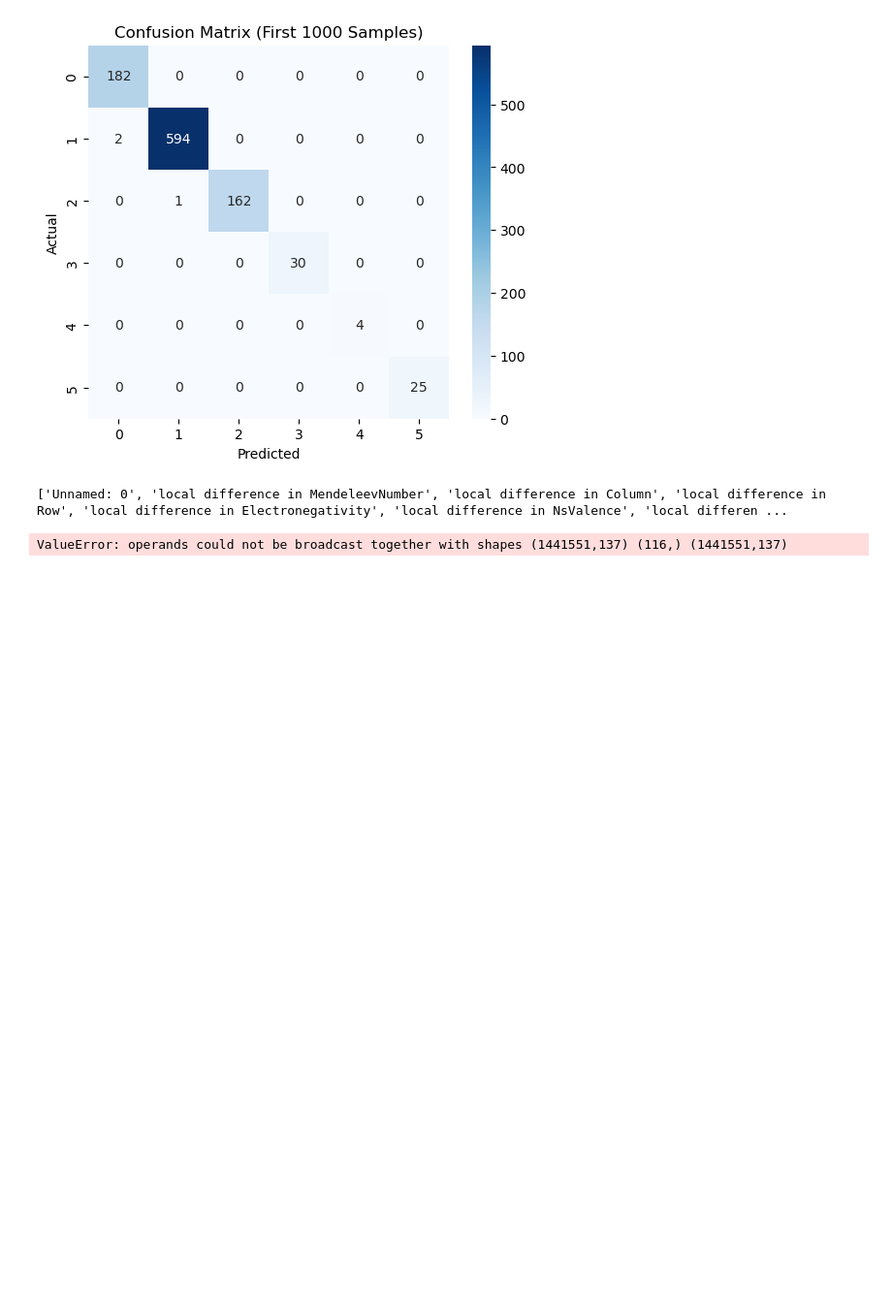
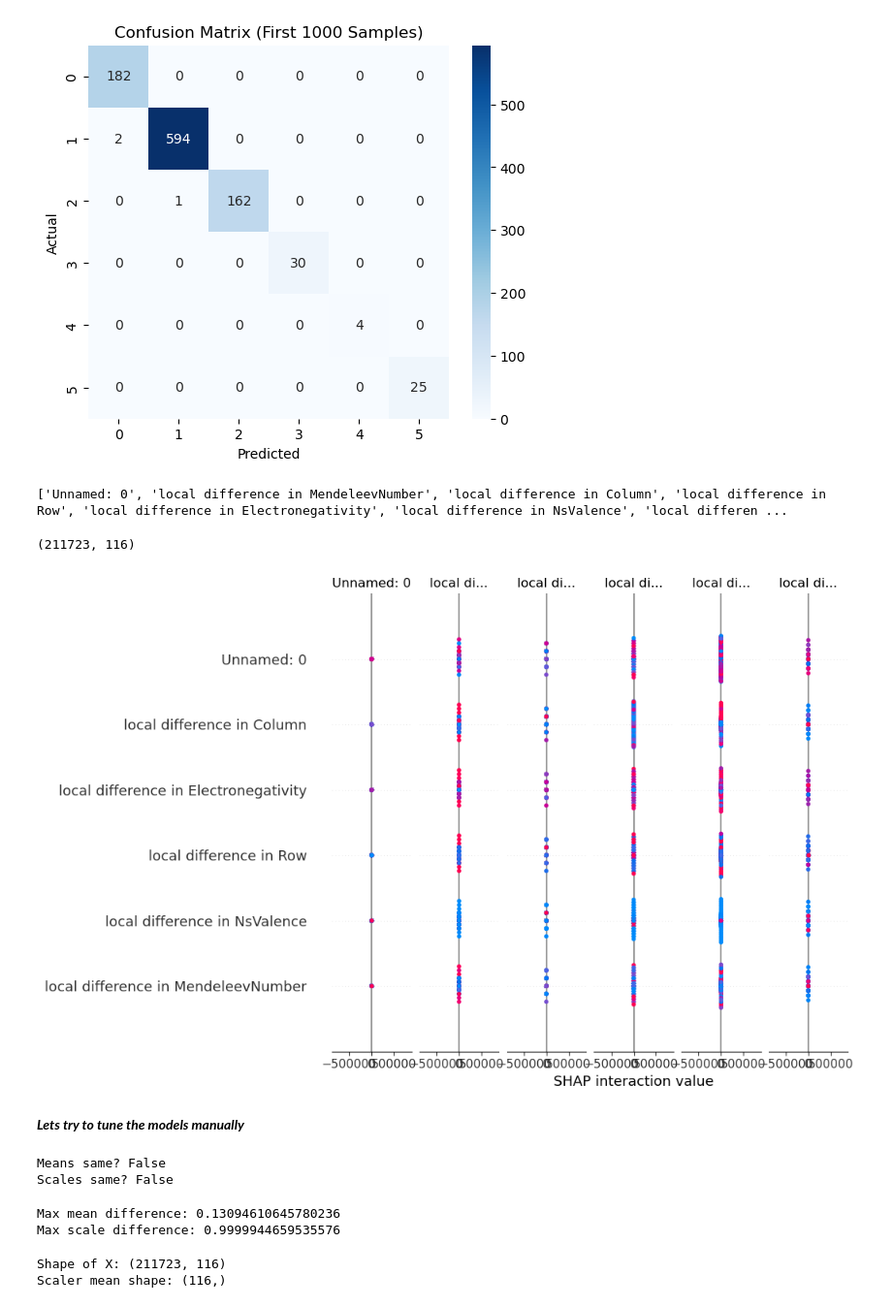
Before and after one commit to submerged-in-matrix/materials-ml-projects-, a Jupyter notebook: Projects/P_5_Oxidation_State_Assignment/P_5_Oxidation_State_Assignment.ipynb, the cells around one changed output. Shown at 97% size. Saved outputs shown, nothing was run; the diff lists cells and outputs as text; code cells hidden in the pictures; blank space fills up the shorter version.

Commit message:
reflecting on the pretrained scalar

```diff
--- a/Projects/P_5_Oxidation_State_Assignment/P_5_Oxidation_State_Assignment.ipynb
+++ b/Projects/P_5_Oxidation_State_Assignment/P_5_Oxidation_State_Assignment.ipynb
@@ -125,25 +125,79 @@ df = pd.read_csv(r"E:\Projects\Oxidation_used_data\all_data.csv")
 print(df.columns.tolist())
 # %% [output]
 ['Unnamed: 0', 'local difference in MendeleevNumber', 'local difference in Column', 'local difference in Row', 'local difference in Electronegativity', 'local difference in NsValence', 'local differen ...
+# %%
+X = np.load("features_all.npy")
+print(X.shape)  # Should print (n, 116)
+# %% [output]
+(211723, 116)
 # %%
 import pandas as pd
+import numpy as np
 import shap
+import joblib
+import matplotlib.pyplot as plt
 
-# Load the full dataset from outside the repo
+# === Step 1: Load the full dataset ===
 df = pd.read_csv(r"E:\Projects\Oxidation_used_data\all_data.csv")
 
-# Prepare features and labels
-X_df_numeric = X_df.select_dtypes(include=["number"])
+# === Step 2: Separate labels ===
 y_df = df["oxidationstate"]
 
-# Scale (reuse the previously loaded scaler)
-X_scaled_df = scaler.transform(X_df_numeric)
+# === Step 3: Drop non-numeric columns ===
+X_df = df.drop(columns=["oxidationstate"])
+X_df_numeric = X_df.select_dtypes(include=["number"])
 
-# Use the first 100 samples for SHAP
-explainer = shap.Explainer(model.estimators_[0], X_scaled_df[:100])
-shap_values = explainer(X_scaled_df[:100])
+# === Step 4: Align to expected feature size (116) ===
+# The scaler was trained on exactly 116 features
+X_df_aligned = X_df_numeric.iloc[:1000, :116]
 
-# Show summary plot with feature names
-shap.summary_plot(shap_values, X_scaled_df[:100], feature_names=X_df_numeric.columns)
+# === Step 5: Load pretrained scaler and apply ===
+scaler = joblib.load("scaler_0.joblib")
+X_scaled_shap = scaler.transform(X_df_aligned)
+
+# === Step 6: Load pretrained model ===
+model_shap = joblib.load("votingclassifier.joblib")
-# %% [output]
-ValueError: operands could not be broadcast together with shapes (1441551,137) (116,) (1441551,137)
+# %%
+# === Step 7: Create SHAP explainer from one base model (e.g., Extra Trees) ===
+base_model = model_shap.estimators[0].base_estimator    # Usually ExtraTreesClassifier
+explainer = shap.Explainer(base_model, X_scaled_shap[:100])  # Use first 100 for SHAP
+
+# === Step 8: Compute SHAP values ===
+shap_values = explainer(X_scaled_shap[:100])
+
+# === Step 9: Plot SHAP summary (global feature importance) ===
+shap.summary_plot(shap_values, X_scaled_shap[:100], feature_names=X_df_aligned.columns)
+# %% [output]
+[figure, added]
+# %% [markdown]
+***Lets try to tune the models manually***
+# %%
+type(scaler)
+from sklearn.preprocessing import StandardScaler
+import numpy as np
+
+scaler_manual = StandardScaler().fit(X)
+
+# Compare mean and scale
+print("Means same?", np.allclose(scaler.mean_, scaler_manual.mean_))
+print("Scales same?", np.allclose(scaler.scale_, scaler_manual.scale_))
+# %% [output]
+Means same? False
+Scales same? False
+# %%
+import numpy as np
+
+diff_mean = np.abs(scaler.mean_ - scaler_manual.mean_)
+diff_scale = np.abs(scaler.scale_ - scaler_manual.scale_)
+
+print("Max mean difference:", diff_mean.max())
+print("Max scale difference:", diff_scale.max())
+# %% [output]
+Max mean difference: 0.13094610645780236
+Max scale difference: 0.9999944659535576
+# %%
+print("Shape of X:", X.shape)
+print("Scaler mean shape:", scaler.mean_.shape)
+# %% [output]
+Shape of X: (211723, 116)
+Scaler mean shape: (116,)
```
Also changed, not shown: parts of 3 cells of this notebook.
